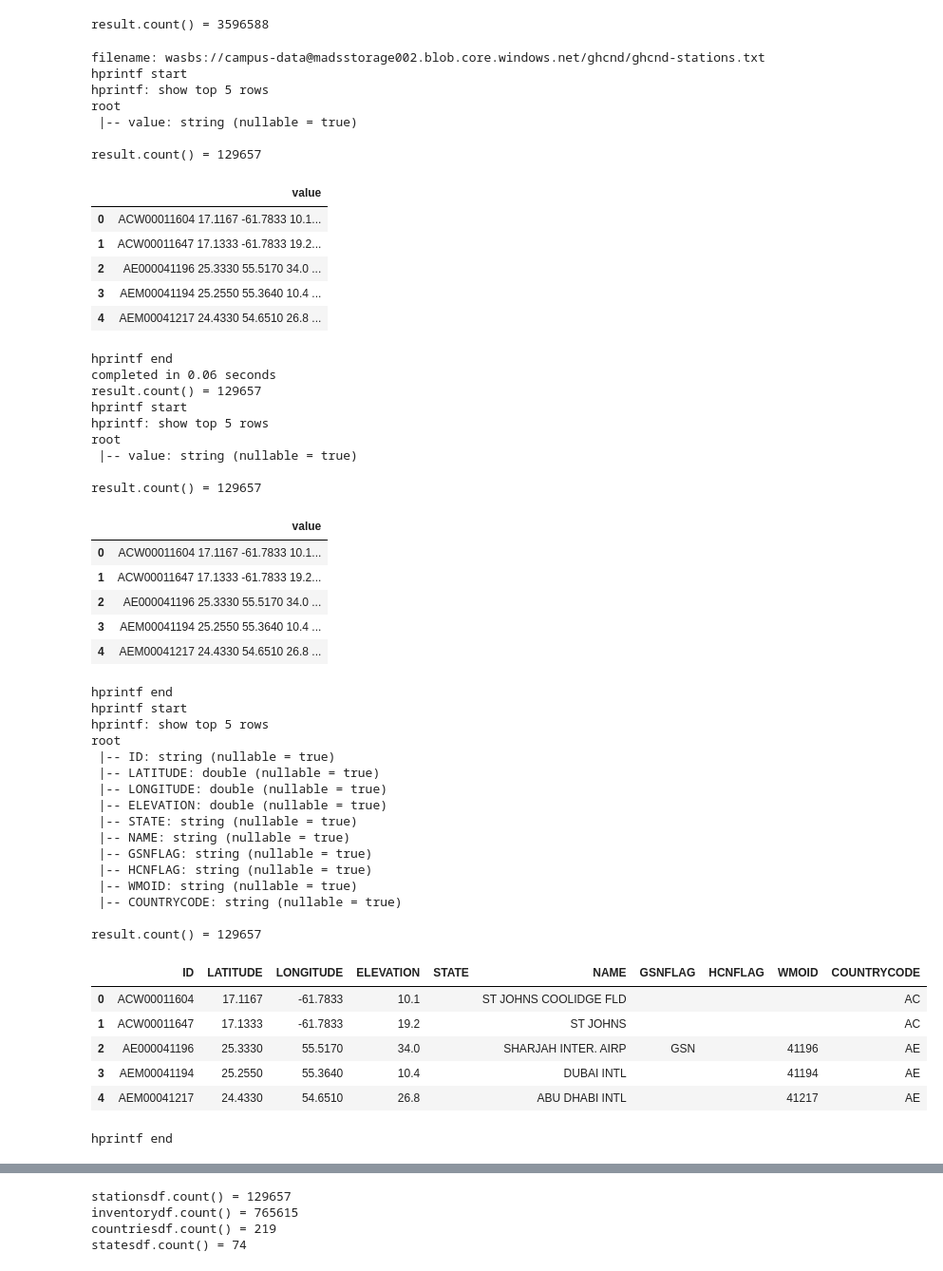
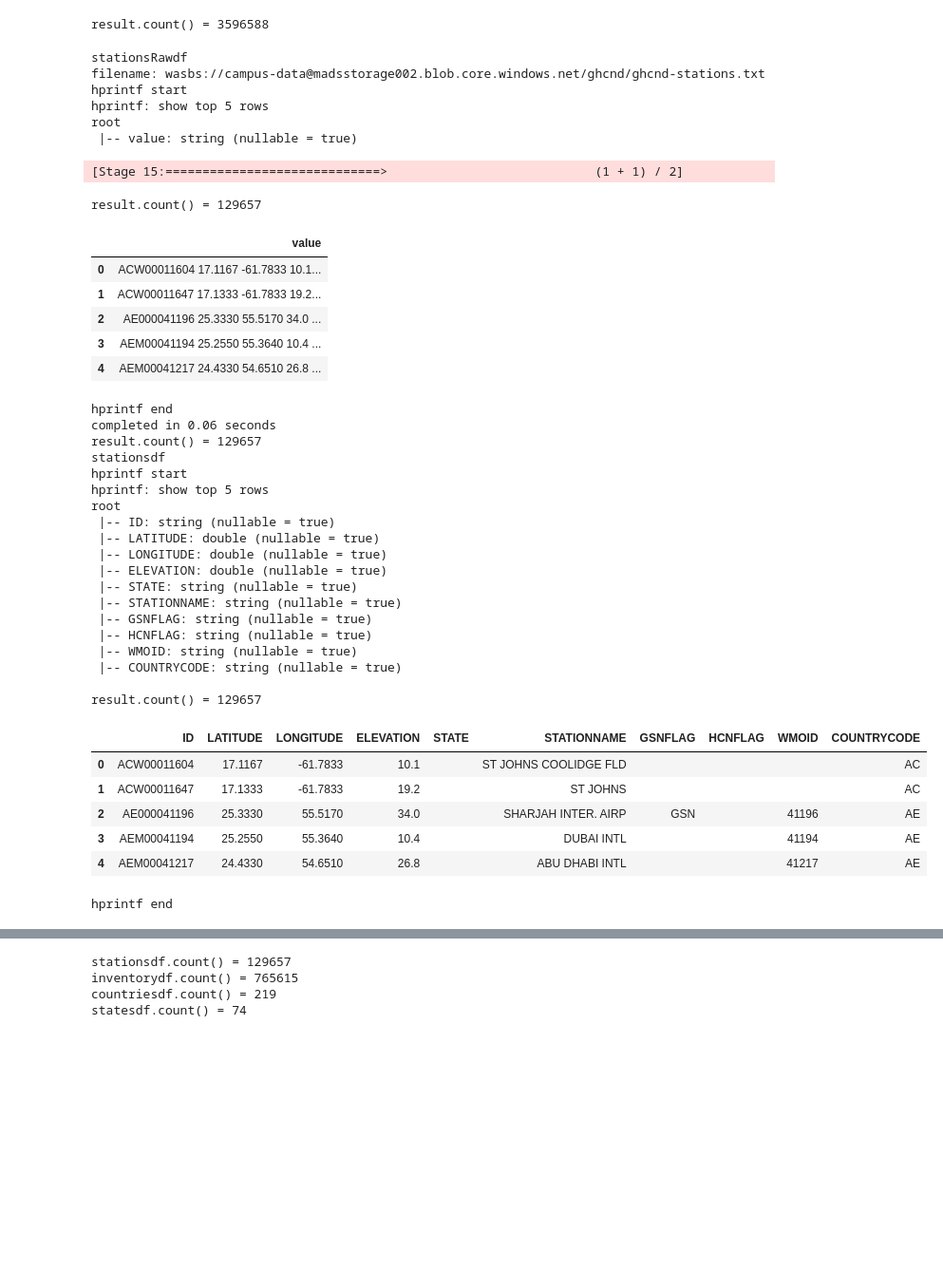
Before and after one commit to david-ewing-nz/ghcn-spark-analysis, a Jupyter notebook: notebooks/01_ghcn2_explore.ipynb, the cells around one changed output, grey strips where cells are left out. Shown at 95% size. Saved outputs shown, nothing was run; the diff lists cells and outputs as text; code cells hidden in the pictures; blank space fills up the shorter version.

```diff
--- a/notebooks/01_ghcn2_explore.ipynb
+++ b/notebooks/01_ghcn2_explore.ipynb
@@ -341,73 +341,65 @@ filePathInventory = f"{prefix}ghcnd-inventory.txt"
 filePathStates    = f"{prefix}ghcnd-states.txt"
 filePathStations  = f"{prefix}ghcnd-stations.txt"
 
 # stations
 
+dprintf(1,"stationsRawdf")
 stationsRawdf = dReadTEXT(1,filePathStations)
 
 stationsdf = stationsRawdf.select(
     F.substring("value", 1, 11).alias("ID"),
     F.substring("value", 13, 8).cast("double").alias("LATITUDE"),
     F.substring("value", 22, 9).cast("double").alias("LONGITUDE"),
     F.substring("value", 32, 6).cast("double").alias("ELEVATION"),
     F.substring("value", 39, 2).alias("STATE"),
-    F.substring("value", 42, 30).alias("NAME"),
+    F.substring("value", 42, 30).alias("STATIONNAME"),
     F.substring("value", 73, 3).alias("GSNFLAG"),
     F.substring("value", 77, 3).alias("HCNFLAG"),
     F.substring("value", 81, 5).alias("WMOID")
 )
-stationsdf = stationsdf.withColumn("COUNTRYCODE", F.substring("ID", 1, 2))
-hprintf(1,stationsRawdf)
+stationsdf = stationsdf.withColumn("COUNTRYCODE", F.substring("ID", 1, 2)).drop("CODE")
+
+
+dprintf(1,"stationsdf")
 hprintf(1,stationsdf)
 # %% [output]
+stationsRawdf
 filename: wasbs://campus-data@madsstorage002.blob.core.windows.net/ghcnd/ghcnd-stations.txt
 hprintf start
 hprintf: show top 5 rows
 root
  |-- value: string (nullable = true)
-
-result.count() = 129657
+[Stage 15:=============================>                            (1 + 1) / 2]
+result.count() = 129657
 |  | value |
 | 0 | ACW00011604 17.1167 -61.7833 10.1... |
 | 1 | ACW00011647 17.1333 -61.7833 19.2... |
 | 2 | AE000041196 25.3330 55.5170 34.0 ... |
 | 3 | AEM00041194 25.2550 55.3640 10.4 ... |
 | 4 | AEM00041217 24.4330 54.6510 26.8 ... |
-hprintf end
-completed in 0.06 seconds
-result.count() = 129657
-hprintf start
-hprintf: show top 5 rows
-root
- |-- value: string (nullable = true)
-
-result.count() = 129657
+hprintf end
+completed in 0.06 seconds
+result.count() = 129657
+stationsdf
+hprintf start
+hprintf: show top 5 rows
+root
+ |-- ID: string (nullable = true)
+ |-- LATITUDE: double (nullable = true)
+ |-- LONGITUDE: double (nullable = true)
+ |-- ELEVATION: double (nullable = true)
+ |-- STATE: string (nullable = true)
+ |-- STATIONNAME: string (nullable = true)
+ |-- GSNFLAG: string (nullable = true)
+ |-- HCNFLAG: string (nullable = true)
+ |-- WMOID: string (nullable = true)
+ |-- COUNTRYCODE: string (nullable = true)
+
+result.count() = 129657
-|  | value |
-| 0 | ACW00011604 17.1167 -61.7833 10.1... |
-| 1 | ACW00011647 17.1333 -61.7833 19.2... |
-| 2 | AE000041196 25.3330 55.5170 34.0 ... |
-| 3 | AEM00041194 25.2550 55.3640 10.4 ... |
-| 4 | AEM00041217 24.4330 54.6510 26.8 ... |
+|  | ID | LATITUDE | LONGITUDE | ELEVATION | STATE | STATIONNAME | GSNFLAG | HCNFLAG | WMOID | COUNTRYCODE |
+| 0 | ACW00011604 | 17.1167 | -61.7833 | 10.1 |  | ST JOHNS COOLIDGE FLD |  |  |  | AC |
+| 1 | ACW00011647 | 17.1333 | -61.7833 | 19.2 |  | ST JOHNS |  |  |  | AC |
+| 2 | AE000041196 | 25.3330 | 55.5170 | 34.0 |  | SHARJAH INTER. AIRP | GSN |  | 41196 | AE |
+| 3 | AEM00041194 | 25.2550 | 55.3640 | 10.4 |  | DUBAI INTL |  |  | 41194 | AE |
+| 4 | AEM00041217 | 24.4330 | 54.6510 | 26.8 |  | ABU DHABI INTL |  |  | 41217 | AE |
-hprintf end
-hprintf start
-hprintf: show top 5 rows
-root
- |-- ID: string (nullable = true)
- |-- LATITUDE: double (nullable = true)
- |-- LONGITUDE: double (nullable = true)
- |-- ELEVATION: double (nullable = true)
- |-- STATE: string (nullable = true)
- |-- NAME: string (nullable = true)
- |-- GSNFLAG: string (nullable = true)
- |-- HCNFLAG: string (nullable = true)
- |-- WMOID: string (nullable = true)
- |-- COUNTRYCODE: string (nullable = true)
-
-result.count() = 129657
-|  | ID | LATITUDE | LONGITUDE | ELEVATION | STATE | NAME | GSNFLAG | HCNFLAG | WMOID | COUNTRYCODE |
-| 0 | ACW00011604 | 17.1167 | -61.7833 | 10.1 |  | ST JOHNS COOLIDGE FLD |  |  |  | AC |
-| 1 | ACW00011647 | 17.1333 | -61.7833 | 19.2 |  | ST JOHNS |  |  |  | AC |
-| 2 | AE000041196 | 25.3330 | 55.5170 | 34.0 |  | SHARJAH INTER. AIRP | GSN |  | 41196 | AE |
-| 3 | AEM00041194 | 25.2550 | 55.3640 | 10.4 |  | DUBAI INTL |  |  | 41194 | AE |
-| 4 | AEM00041217 | 24.4330 | 54.6510 | 26.8 |  | ABU DHABI INTL |  |  | 41217 | AE |
-hprintf end
+hprintf end
```
Also changed, not shown: parts of 15 cells of this notebook, 1 other file.
